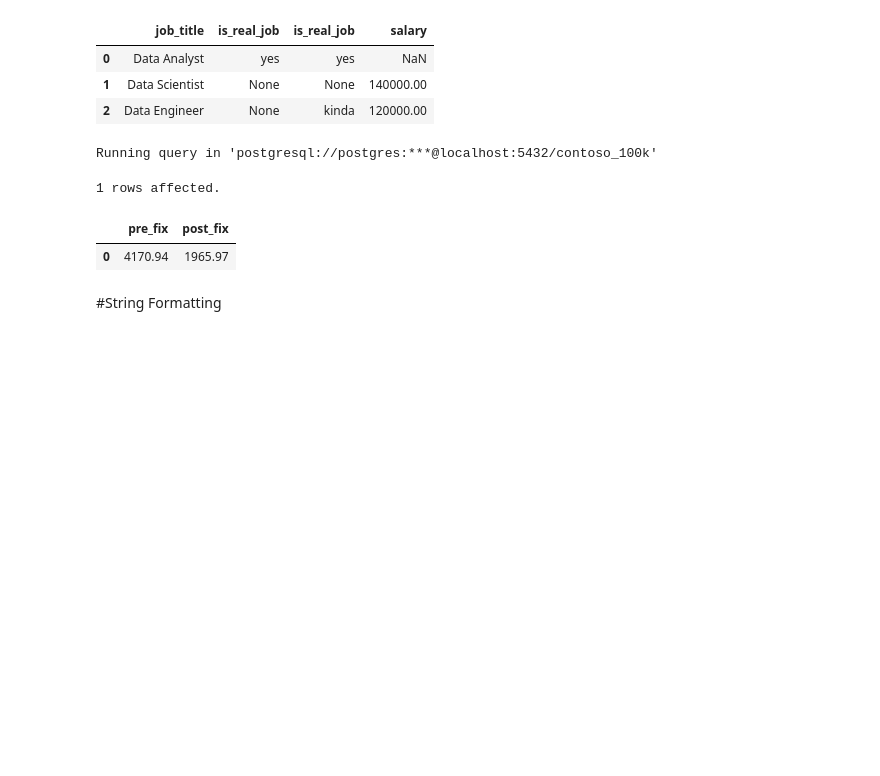
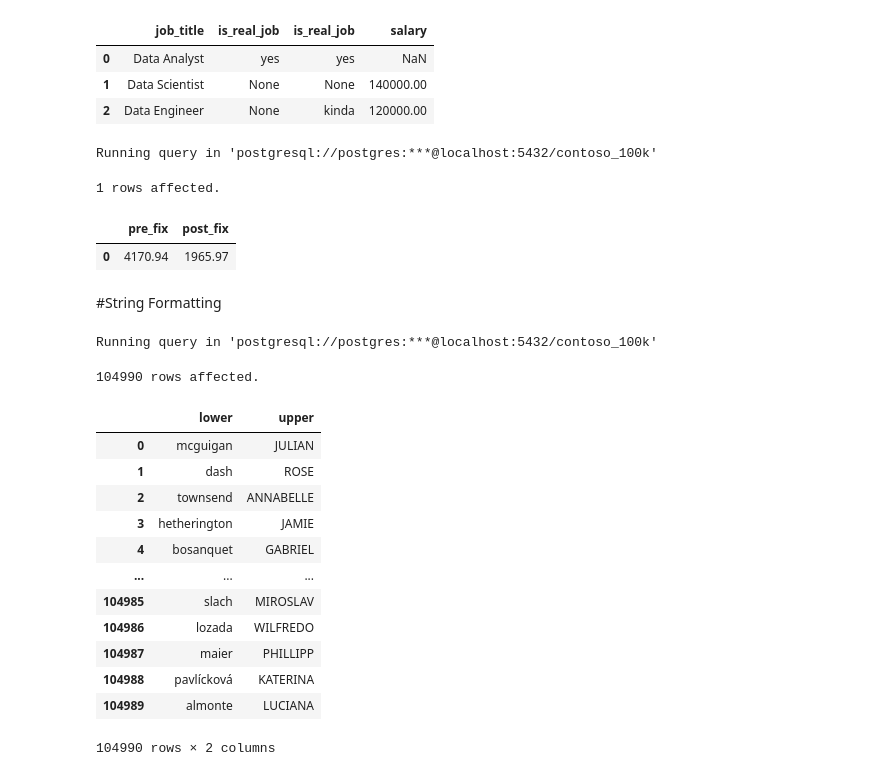
Before and after one commit to Matt1220/SQL_VScode_Project, a Jupyter notebook: Resources/Blank_SQL_Notebook.ipynb, the cells around one changed output. Drawn from its saved outputs; the diff is of its cells as text; code cells hidden in the pictures; blank space fills up the shorter version.

```diff
--- a/Resources/Blank_SQL_Notebook.ipynb
+++ b/Resources/Blank_SQL_Notebook.ipynb
@@ -1250,3 +1250,25 @@ Running query in 'postgresql://postgres:***@localhost:5432/contoso_100k'
 | 0 | 4170.94 | 1965.97 |
 # %% [markdown]
 #String Formatting
+# %%
+%%sql
+SELECT
+  LOWER(surname),
+  UPPER(givenname)
+FROM customer
+# %% [output]
+Running query in 'postgresql://postgres:***@localhost:5432/contoso_100k'
+104990 rows affected.
+|  | lower | upper |
+| 0 | mcguigan | JULIAN |
+| 1 | dash | ROSE |
+| 2 | townsend | ANNABELLE |
+| 3 | hetherington | JAMIE |
+| 4 | bosanquet | GABRIEL |
+| ... | ... | ... |
+| 104985 | slach | MIROSLAV |
+| 104986 | lozada | WILFREDO |
+| 104987 | maier | PHILLIPP |
+| 104988 | pavlícková | KATERINA |
+| 104989 | almonte | LUCIANA |
+104990 rows × 2 columns
```
Also changed, not shown: parts of 2 cells of this notebook.
